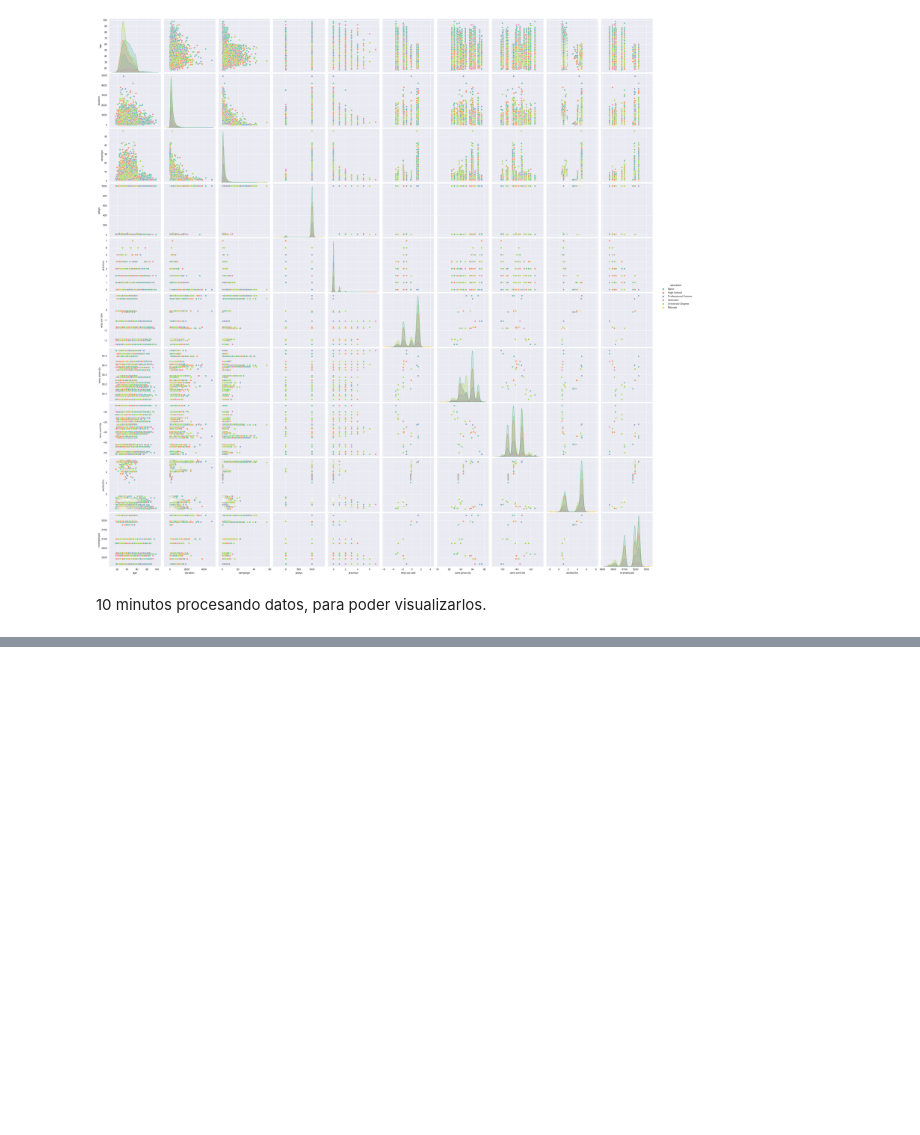
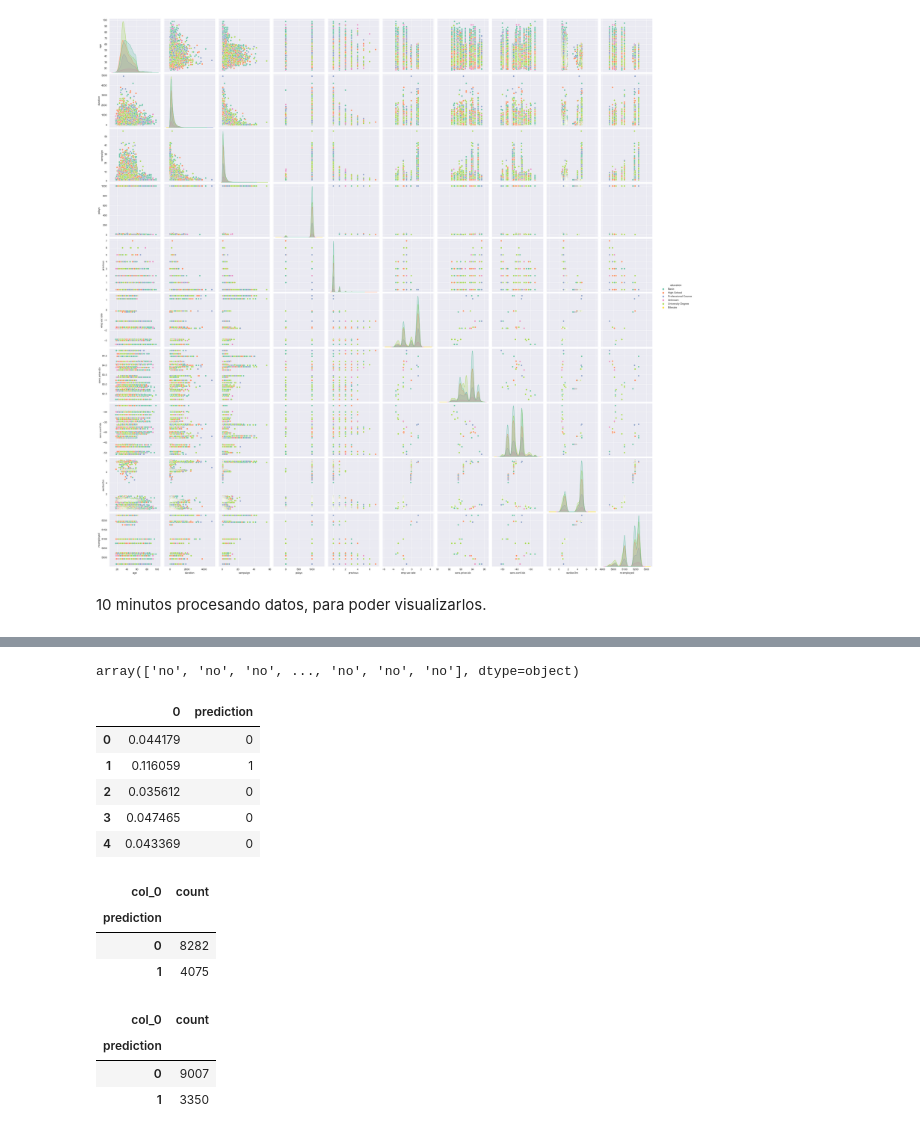
Before and after one commit to NicolasGomez97/Final_Proyect_Bank-Coderhouse, a Jupyter notebook: Final_Proyect_Bank.ipynb, the cells around one changed output, grey strips where cells are left out. Cells and saved outputs as stored; diff of their text form; code cells hidden in the pictures; blank space fills up the shorter version.

```diff
--- a/Final_Proyect_Bank.ipynb
+++ b/Final_Proyect_Bank.ipynb
@@ -310,0 +402,3 @@ sns.pairplot(data,hue = 'education' , size = 3 , palette = 'Set2')
+# %%
+X = bank_data[cols]
+Y = bank_data["y"]
@@ -310,0 +407,2 @@ sns.pairplot(data,hue = 'education' , size = 3 , palette = 'Set2')
+# %%
+X_train, X_test, Y_train, Y_test = train_test_split(X,Y, test_size = 0.3, random_state=0)
@@ -310,0 +411,3 @@ sns.pairplot(data,hue = 'education' , size = 3 , palette = 'Set2')
+# %%
+lm = linear_model.LogisticRegression()
+lm.fit(X_train, Y_train)
@@ -310,0 +422,3 @@ sns.pairplot(data,hue = 'education' , size = 3 , palette = 'Set2')
+# %%
+probs = lm.predict_proba(X_test)
+probs
@@ -310,0 +433,34 @@ sns.pairplot(data,hue = 'education' , size = 3 , palette = 'Set2')
+# %%
+prediction = lm.predict(X_test)
+prediction
+# %% [output]
+array(['no', 'no', 'no', ..., 'no', 'no', 'no'], dtype=object)
+# %%
+prob = probs[:,1]
+prob_df = pd.DataFrame(prob)
+threshold = 0.1
+prob_df["prediction"] = np.where(prob_df[0]>threshold, 1, 0)
+prob_df.head()
+# %% [output]
+|  | 0 | prediction |
+| 0 | 0.044179 | 0 |
+| 1 | 0.116059 | 1 |
+| 2 | 0.035612 | 0 |
+| 3 | 0.047465 | 0 |
+| 4 | 0.043369 | 0 |
+# %%
+pd.crosstab(prob_df.prediction, columns="count")
+# %% [output]
+| col_0 | count |
+| prediction |  |
+| 0 | 8282 |
+| 1 | 4075 |
+# %%
+threshold = 0.15
+prob_df["prediction"] = np.where(prob_df[0]>threshold, 1, 0)
+pd.crosstab(prob_df.prediction, columns="count")
+# %% [output]
+| col_0 | count |
+| prediction |  |
+| 0 | 9007 |
+| 1 | 3350 |
```
Also changed, not shown: parts of 42 cells of this notebook.
